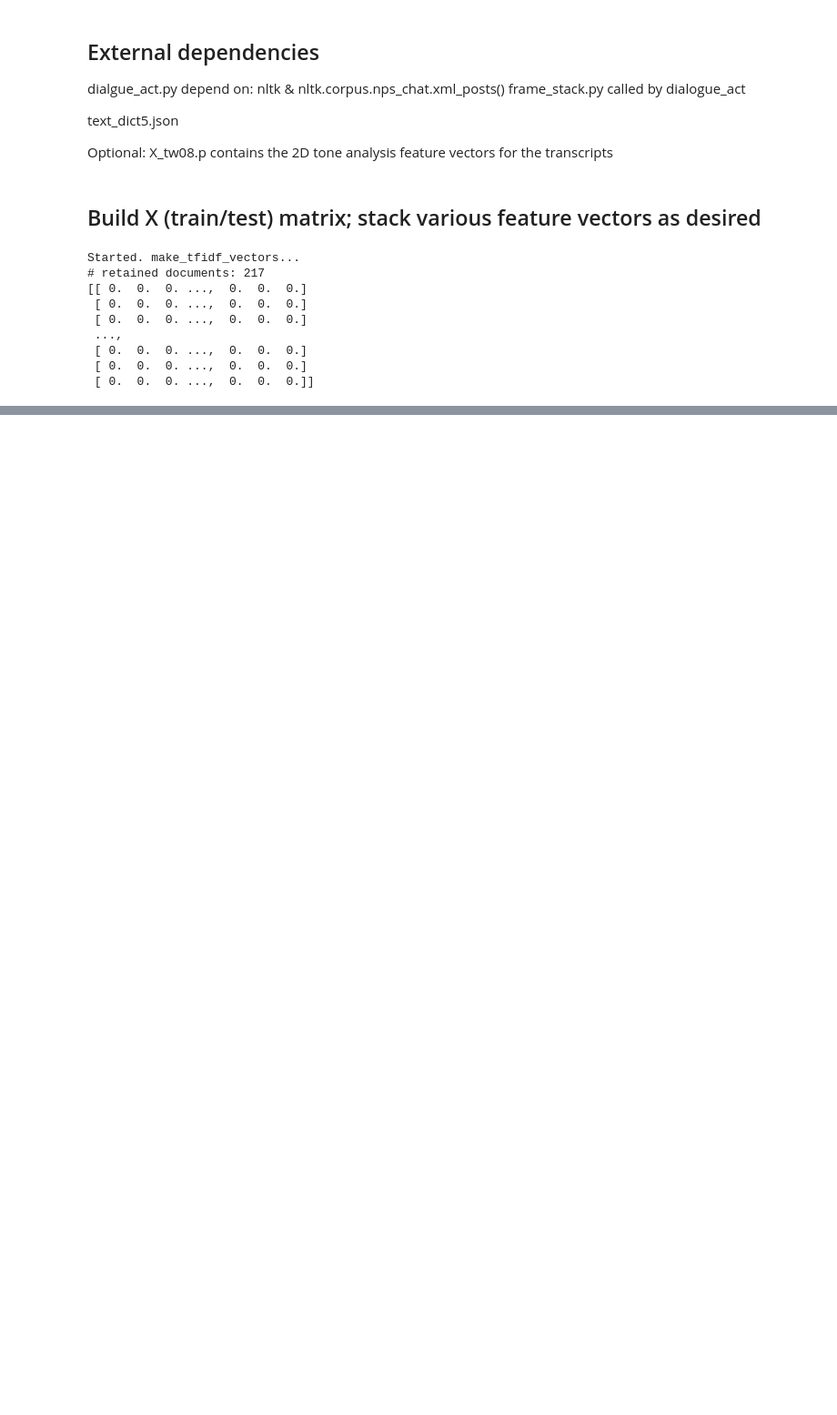
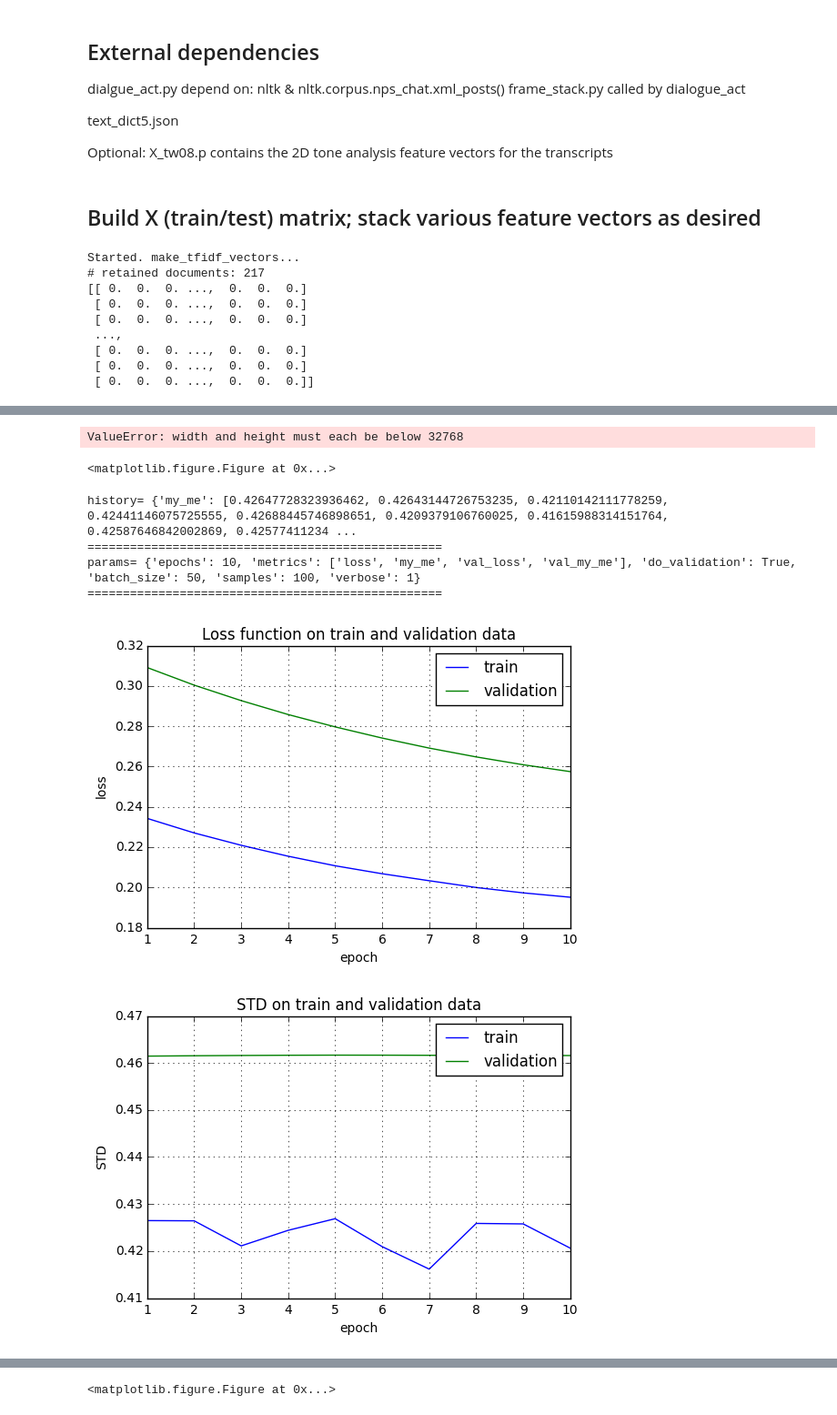
Before and after one commit to csyhuang/UC-RCC, a Jupyter notebook: SourceCode&Data/atlas-voting_decision_regions-scored/atlas-voting_decision_regions-scored.ipynb, the cells around one changed output, grey strips where cells are left out. Shown at 91% size. Drawn from its saved outputs; the diff is of its cells as text; code cells hidden in the pictures; blank space fills up the shorter version.

```diff
--- a/SourceCode&Data/atlas-voting_decision_regions-scored/atlas-voting_decision_regions-scored.ipynb
+++ b/SourceCode&Data/atlas-voting_decision_regions-scored/atlas-voting_decision_regions-scored.ipynb
@@ -324,0 +437,69 @@ idx:Soft Voting average score: 0.6324786324786325
+# %%
+from keras.models import load_model
+import pickle
+import matplotlib as mpl
+mpl.use('Agg')
+import matplotlib.pyplot as plt
+#from my_metrics import my_me
+import numpy as np
+
+model = load_model("output/best_checkpoint.h5", custom_objects={"my_me":my_me})
+
+x_test, y_test = pickle.load(open("output/test.pickle","rb"))
+y_test_predict = model.predict(x_test)
+plt.plot(x_test, y_test, 'bo', label = "measurements")
+plt.plot(x_test, y_test_predict, 'r+', label = "predictions")
+plt.title("Prediction vs measurements on test data")
+plt.legend()
+plt.xlabel("x")
+plt.ylabel("y")
+plt.grid(True)
+plt.savefig("output/prediction.png")
+plt.show()
+plt.clf()
+
+history, params  = pickle.load(open("output/history.pickle","rb"))
+print("history=",history)
+print("="*50)
+print("params=",params)
+print("="*50)
+
+plt.plot(range(1, params['epochs']+1), history['loss'], label="train")
+plt.plot(range(1, params['epochs']+1), history['val_loss'], label="validation")
+plt.legend()
+plt.title("Loss function on train and validation data")
+plt.xlabel("epoch")
+plt.ylabel("loss")
+plt.grid(True)
+plt.savefig("output/loss.png")
+plt.show()
+plt.clf()
+
+plt.plot(range(1, params['epochs']+1), history['my_me'], label="train")
+plt.plot(range(1, params['epochs']+1), history['val_my_me'], label="validation")
+plt.legend()
+plt.title("STD on train and validation data")
+plt.xlabel("epoch")
+plt.ylabel("STD")
+plt.grid(True)
+plt.savefig("output/std.png")
+plt.show()
+plt.clf()
+
+print("model summary=")
+model.summary()
+print("="*50)
+print("model to_json=",model.to_json())
+print("="*50)
+
+from keras.utils import plot_model
+plot_model(model, to_file='output/model.png', show_shapes=True)
+# %% [output]
+ValueError: width and height must each be below 32768
+<matplotlib.figure.Figure at 0x...>
+history= {'my_me': [0.42647728323936462, 0.42643144726753235, 0.42110142111778259, 0.42441146075725555, 0.42688445746898651, 0.4209379106760025, 0.41615988314151764, 0.42587646842002869, 0.42577411234 ...
+==================================================
+params= {'epochs': 10, 'metrics': ['loss', 'my_me', 'val_loss', 'val_my_me'], 'do_validation': True, 'batch_size': 50, 'samples': 100, 'verbose': 1}
+==================================================
+[figure, added]
+[figure, added]
@@ -324,0 +523 @@ idx:Soft Voting average score: 0.6324786324786325
+<matplotlib.figure.Figure at 0x...>
```
Also changed, not shown: parts of 6 cells of this notebook, 9 other files.
